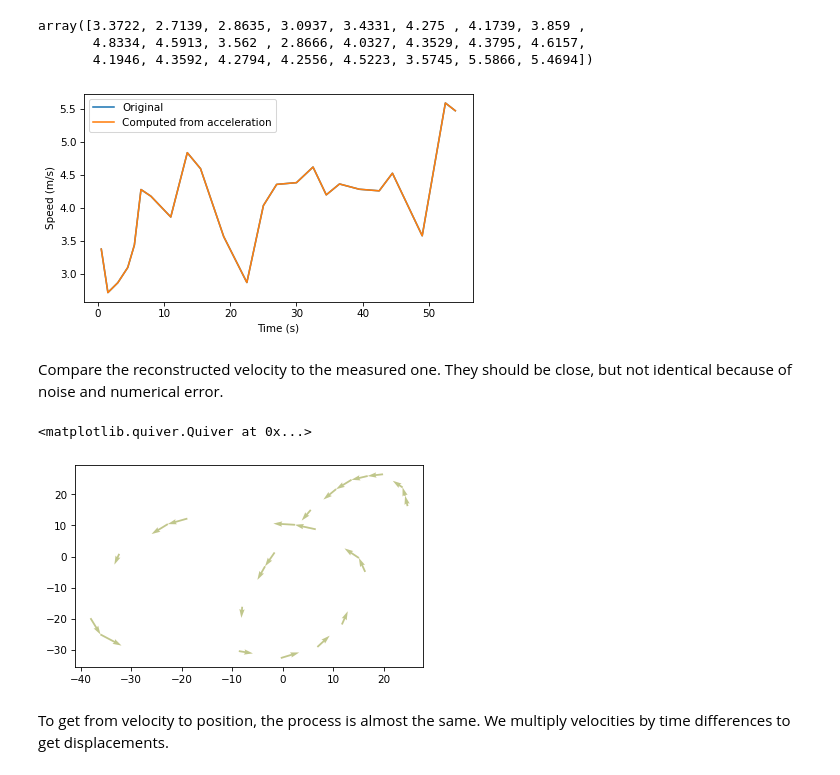
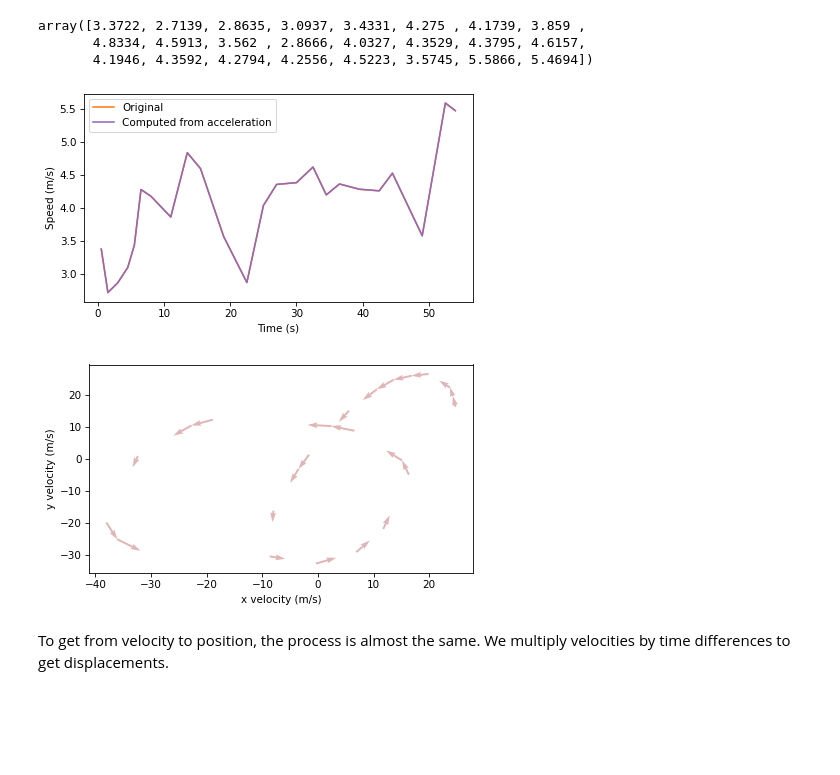
Before and after one commit to AllenDowney/ThinkLinearAlgebra, a Jupyter notebook: _sources/track.ipynb, the cells around one changed output. Cells and saved outputs as stored; diff of their text form; code cells hidden in the pictures; blank space fills up the shorter version.

```diff
--- a/_sources/track.ipynb
+++ b/_sources/track.ipynb
@@ -587,20 +587,17 @@ array([3.3722, 2.7139, 2.8635, 3.0937, 3.4331, 4.275 , 4.1739, 3.859 ,
        4.8334, 4.5913, 3.562 , 2.8666, 4.0327, 4.3529, 4.3795, 4.6157,
        4.1946, 4.3592, 4.2794, 4.2556, 4.5223, 3.5745, 5.5866, 5.4694])
 # %%
-plt.plot(ts_vel, speeds, label='Original')
-plt.plot(ts_vel, speeds_from_acc, label='Computed from acceleration')
+plt.plot(ts_vel, speeds, label='Original', color='C1')
+plt.plot(ts_vel, speeds_from_acc, label='Computed from acceleration', color='C4')
 decorate(xlabel="Time (s)", ylabel="Speed (m/s)")
 # %% [output]
-[figure, old version]
+[figure, new version]
-# %% [markdown]
-Compare the reconstructed velocity to the measured one.
-They should be close, but not identical because of noise and numerical error.
 # %%
 plot_vectors(velocities, positions[:-1], color="C1", width=0.005, alpha=0.3)
-plot_vectors(velocities_from_acc, positions[:-1], color="C2", width=0.005, alpha=0.3)
+plot_vectors(velocities_from_acc, positions[:-1], color="C4", width=0.005, alpha=0.3)
+decorate(xlabel="x velocity (m/s)", ylabel="y velocity (m/s)")
 # %% [output]
-<matplotlib.quiver.Quiver at 0x...>
-[figure, old version]
+[figure, new version]
 # %% [markdown]
 To get from velocity to position, the process is almost the same.
 We multiply velocities by time differences to get displacements.
```
Also changed, not shown: parts of 9 cells of this notebook, 6 other files.
